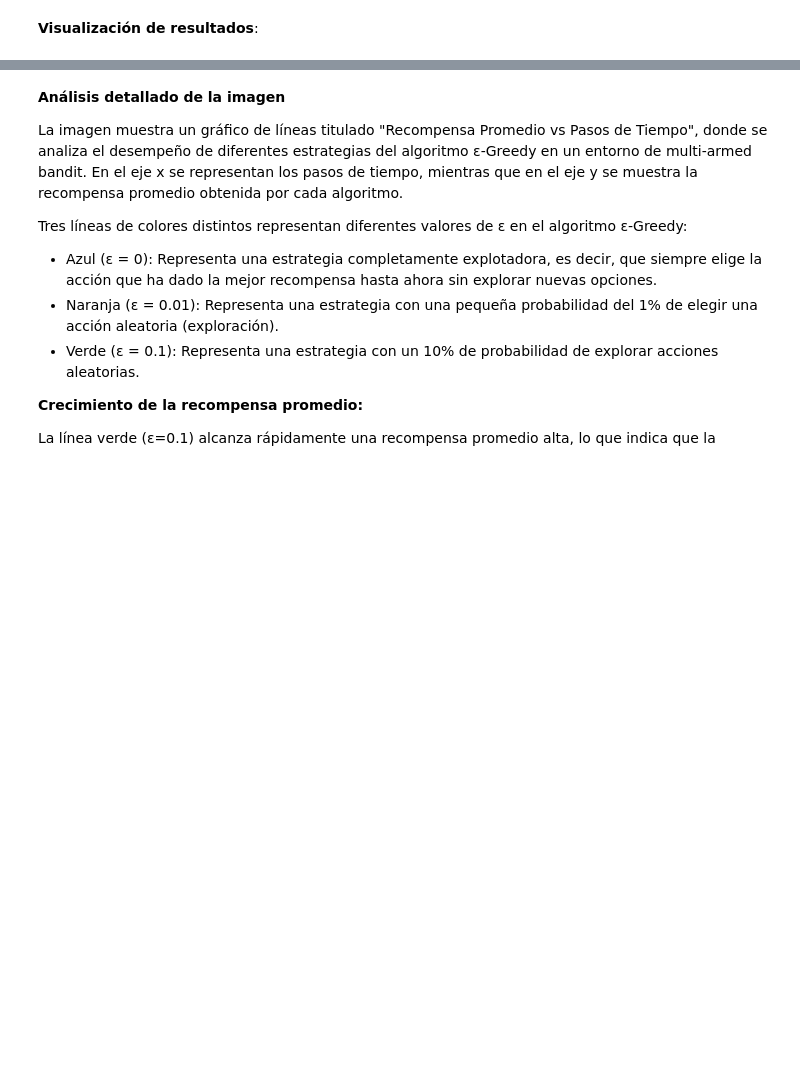
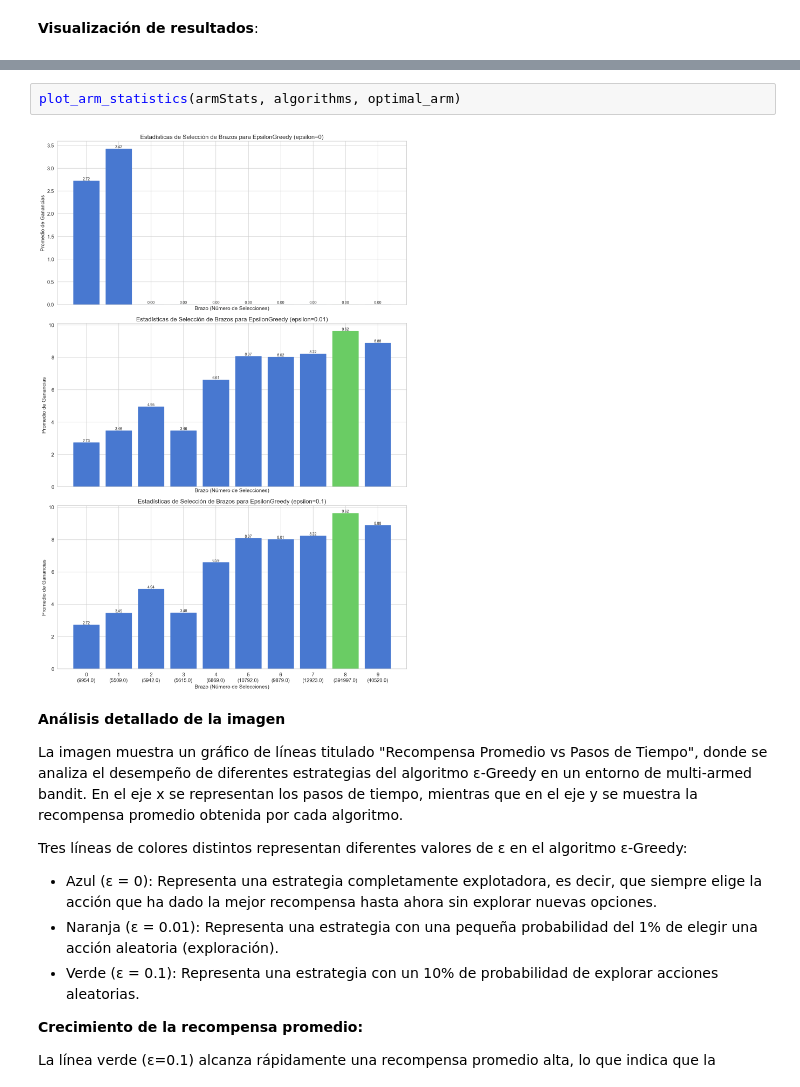
Before and after one commit to GonzaloMA-17/k_brazos_FJLGM, a Jupyter notebook: notebook1.ipynb, the cells around one changed output, grey strips where cells are left out. Drawn from its saved outputs; the diff is of its cells as text; blank space fills up the shorter version.

```diff
--- a/notebook1.ipynb
+++ b/notebook1.ipynb
@@ -109,3 +163,7 @@ plot_average_rewards(steps, rewards, algorithms)
+# %%
+plot_arm_statistics(armStats, algorithms, optimal_arm)
+# %% [output]
+[figure, added]
 # %% [markdown]
 **Análisis detallado de la imagen**
 
```
Also changed, not shown: parts of 6 cells of this notebook, 2 other files.
